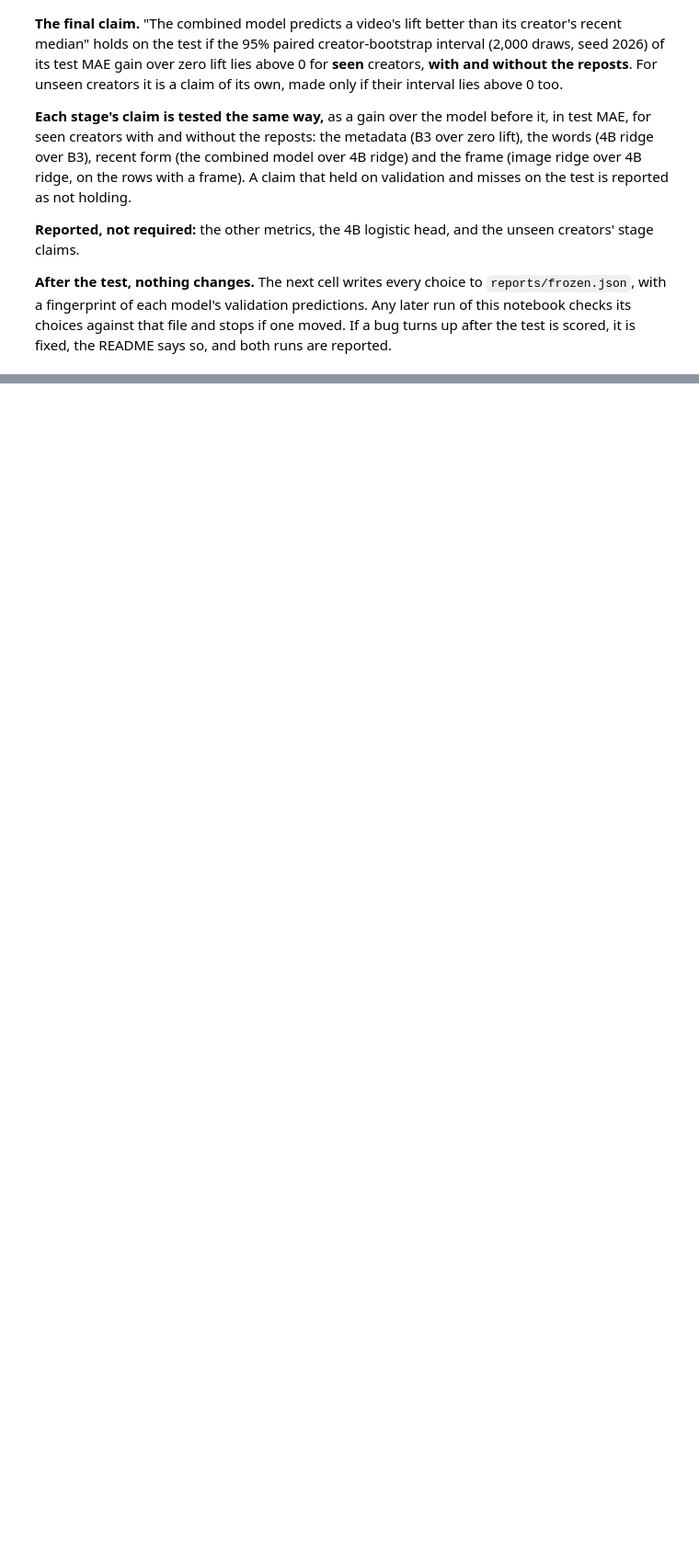
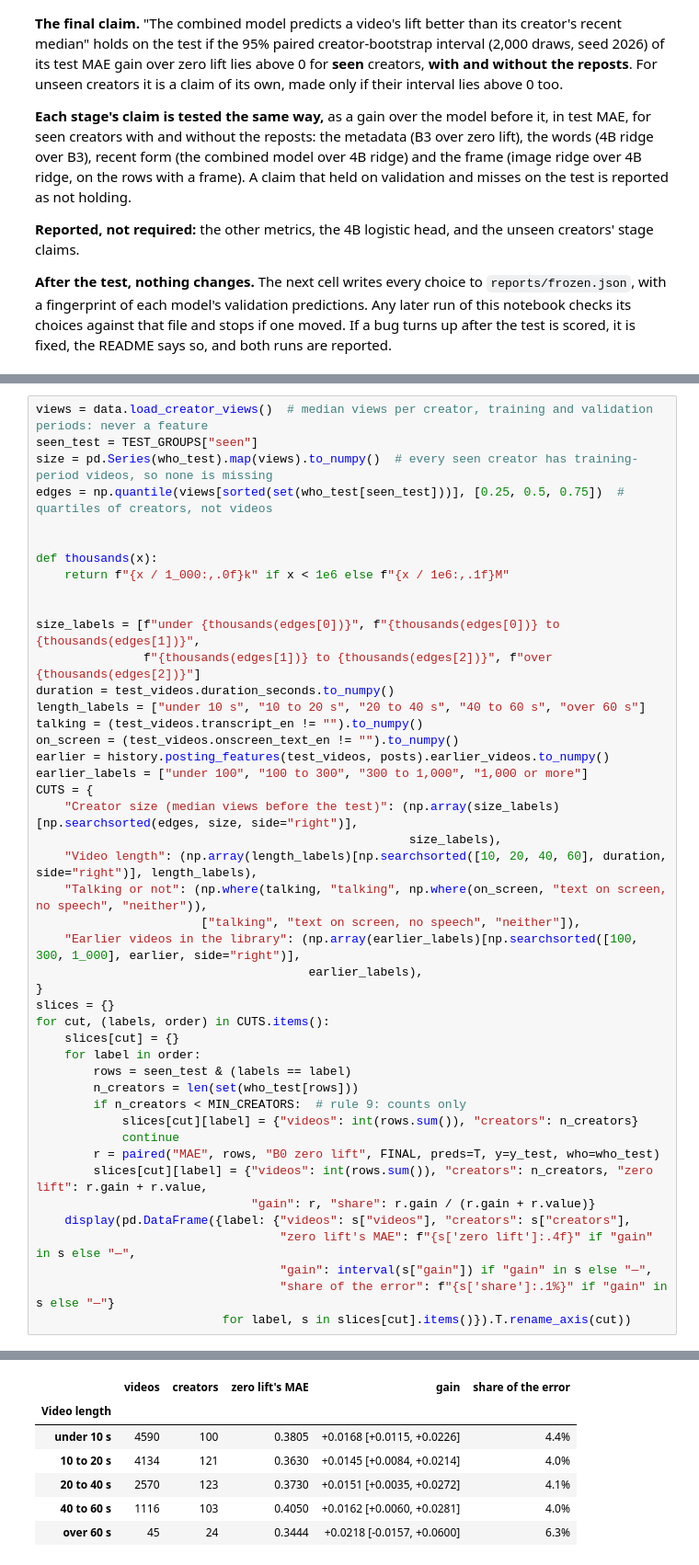
Before and after one commit to saricmilos/share-rate-prediction, a Jupyter notebook: notebooks/05_results.ipynb, the cells around one changed output, grey strips where cells are left out. Shown at 92% size. Drawn from its saved outputs; the diff is of its cells as text; blank space fills up the shorter version.

```diff
--- a/notebooks/05_results.ipynb
+++ b/notebooks/05_results.ipynb
@@ -924,0 +1113,46 @@ Frozen: reports/frozen.json written, and the test not yet opened
+# %%
+views = data.load_creator_views()  # median views per creator, training and validation periods: never a feature
+seen_test = TEST_GROUPS["seen"]
+size = pd.Series(who_test).map(views).to_numpy()  # every seen creator has training-period videos, so none is missing
+edges = np.quantile(views[sorted(set(who_test[seen_test]))], [0.25, 0.5, 0.75])  # quartiles of creators, not videos
+
+
+def thousands(x):
+    return f"{x / 1_000:,.0f}k" if x < 1e6 else f"{x / 1e6:,.1f}M"
+
+
+size_labels = [f"under {thousands(edges[0])}", f"{thousands(edges[0])} to {thousands(edges[1])}",
+               f"{thousands(edges[1])} to {thousands(edges[2])}", f"over {thousands(edges[2])}"]
+duration = test_videos.duration_seconds.to_numpy()
+length_labels = ["under 10 s", "10 to 20 s", "20 to 40 s", "40 to 60 s", "over 60 s"]
+talking = (test_videos.transcript_en != "").to_numpy()
+on_screen = (test_videos.onscreen_text_en != "").to_numpy()
+earlier = history.posting_features(test_videos, posts).earlier_videos.to_numpy()
+earlier_labels = ["under 100", "100 to 300", "300 to 1,000", "1,000 or more"]
+CUTS = {
+    "Creator size (median views before the test)": (np.array(size_labels)[np.searchsorted(edges, size, side="right")],
+                                                    size_labels),
+    "Video length": (np.array(length_labels)[np.searchsorted([10, 20, 40, 60], duration, side="right")], length_labels),
+    "Talking or not": (np.where(talking, "talking", np.where(on_screen, "text on screen, no speech", "neither")),
+                       ["talking", "text on screen, no speech", "neither"]),
+    "Earlier videos in the library": (np.array(earlier_labels)[np.searchsorted([100, 300, 1_000], earlier, side="right")],
+                                      earlier_labels),
+}
+slices = {}
+for cut, (labels, order) in CUTS.items():
+    slices[cut] = {}
+    for label in order:
+        rows = seen_test & (labels == label)
+        n_creators = len(set(who_test[rows]))
+        if n_creators < MIN_CREATORS:  # rule 9: counts only
+            slices[cut][label] = {"videos": int(rows.sum()), "creators": n_creators}
+            continue
+        r = paired("MAE", rows, "B0 zero lift", FINAL, preds=T, y=y_test, who=who_test)
+        slices[cut][label] = {"videos": int(rows.sum()), "creators": n_creators, "zero lift": r.gain + r.value,
+                              "gain": r, "share": r.gain / (r.gain + r.value)}
+    display(pd.DataFrame({label: {"videos": s["videos"], "creators": s["creators"],
+                                  "zero lift's MAE": f"{s['zero lift']:.4f}" if "gain" in s else "—",
+                                  "gain": interval(s["gain"]) if "gain" in s else "—",
+                                  "share of the error": f"{s['share']:.1%}" if "gain" in s else "—"}
+                          for label, s in slices[cut].items()}).T.rename_axis(cut))
+# %% [output]
@@ -924,0 +1165,7 @@ Frozen: reports/frozen.json written, and the test not yet opened
+|  | videos | creators | zero lift's MAE | gain | share of the error |
+| Video length |  |  |  |  |  |
+| under 10 s | 4590 | 100 | 0.3805 | +0.0168 [+0.0115, +0.0226] | 4.4% |
+| 10 to 20 s | 4134 | 121 | 0.3630 | +0.0145 [+0.0084, +0.0214] | 4.0% |
+| 20 to 40 s | 2570 | 123 | 0.3730 | +0.0151 [+0.0035, +0.0272] | 4.1% |
+| 40 to 60 s | 1116 | 103 | 0.4050 | +0.0162 [+0.0060, +0.0281] | 4.0% |
+| over 60 s | 45 | 24 | 0.3444 | +0.0218 [-0.0157, +0.0600] | 6.3% |
```
Also changed, not shown: parts of 16 cells of this notebook, 4 other files.
